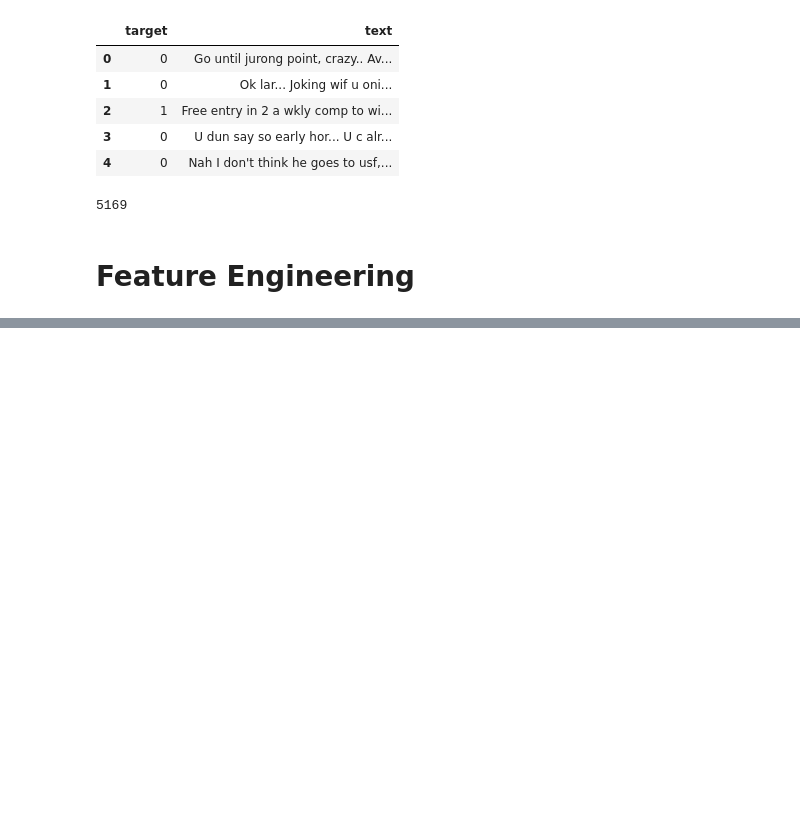
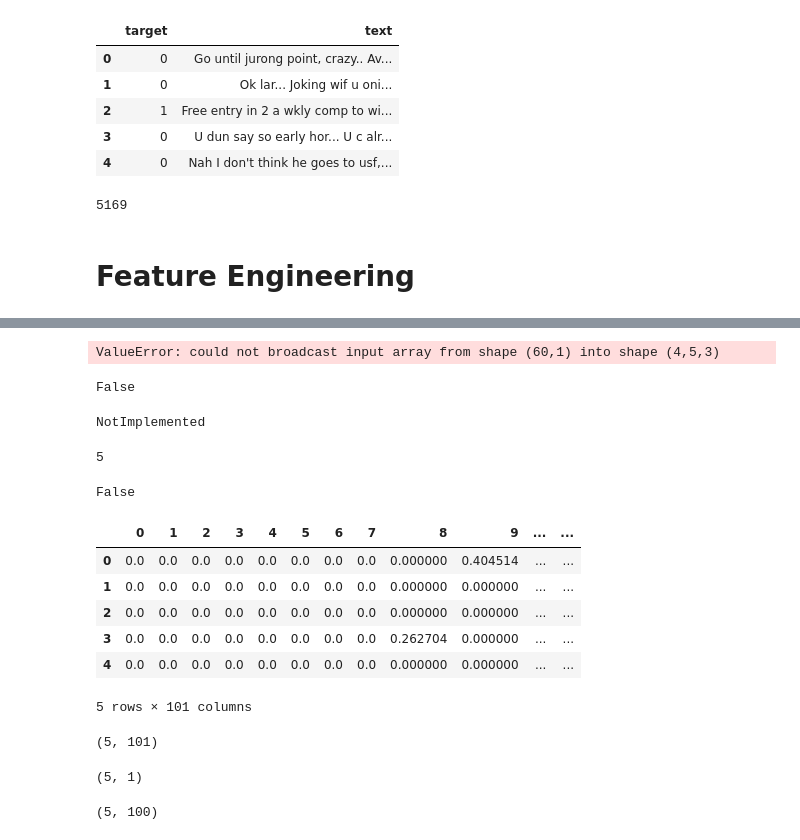
Before and after one commit to gangotrinvents/ML_Ops-ML_Pipeline, a Jupyter notebook: Experiment/Notebook1.ipynb, the cells around one changed output, grey strips where cells are left out. Drawn from its saved outputs; the diff is of its cells as text; code cells hidden in the pictures; blank space fills up the shorter version.

```diff
--- a/Experiment/Notebook1.ipynb
+++ b/Experiment/Notebook1.ipynb
@@ -131,0 +483,62 @@ SyntaxError: invalid syntax (1239779345.py, line 1)
+# %%
+np.full((4,5,3), np.arange(1,61))
+# %% [output]
+ValueError: could not broadcast input array from shape (60,1) into shape (4,5,3)
+# %%
+class person:
+    pass
+
+
+p1 = person()
+p2 = person()
+print(p1==p2)
+# %% [output]
+False
+# %%
+print(p1.__eq__(p2))
+# %% [output]
+NotImplemented
+# %%
+class my:
+    def __init__(self, value):
+        self.value = value
+
+    def __eq__(self, other):
+        return self.value == other.value
+
+class oth(my):
+    def __eq__(self, other):
+        return self.value == other.value*2
+
+a = my(10)
+c = oth(5)
+a == c ## why output False
+# %% [output]
+5
+False
+# %%
+import pandas as pd
+train_data = pd.read_csv(r'E:\ML Ops\ML_Ops-ML_Pipeline\src\data\processed\train_tfidf.csv')
+# %%
+a = train_data.head()
+a
+# %% [output]
+|  | 0 | 1 | 2 | 3 | 4 | 5 | 6 | 7 | 8 | 9 | ... | ... |
+| 0 | 0.0 | 0.0 | 0.0 | 0.0 | 0.0 | 0.0 | 0.0 | 0.0 | 0.000000 | 0.404514 | ... | ... |
+| 1 | 0.0 | 0.0 | 0.0 | 0.0 | 0.0 | 0.0 | 0.0 | 0.0 | 0.000000 | 0.000000 | ... | ... |
+| 2 | 0.0 | 0.0 | 0.0 | 0.0 | 0.0 | 0.0 | 0.0 | 0.0 | 0.000000 | 0.000000 | ... | ... |
+| 3 | 0.0 | 0.0 | 0.0 | 0.0 | 0.0 | 0.0 | 0.0 | 0.0 | 0.262704 | 0.000000 | ... | ... |
+| 4 | 0.0 | 0.0 | 0.0 | 0.0 | 0.0 | 0.0 | 0.0 | 0.0 | 0.000000 | 0.000000 | ... | ... |
+5 rows × 101 columns
+# %%
+a.shape
+# %% [output]
+(5, 101)
+# %%
+a.iloc[:,-1:].values.shape
+# %% [output]
+(5, 1)
+# %%
+a.iloc[:,:-1].values.shape
+# %% [output]
+(5, 100)
```
Also changed, not shown: parts of 43 cells of this notebook, 4 other files.
